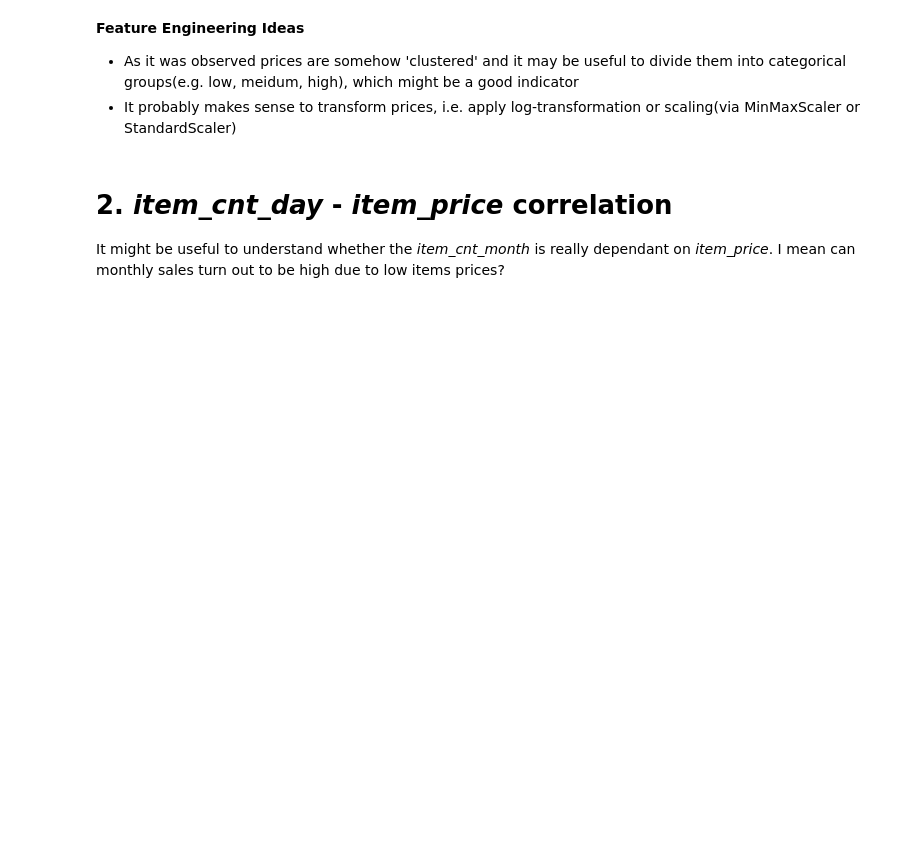
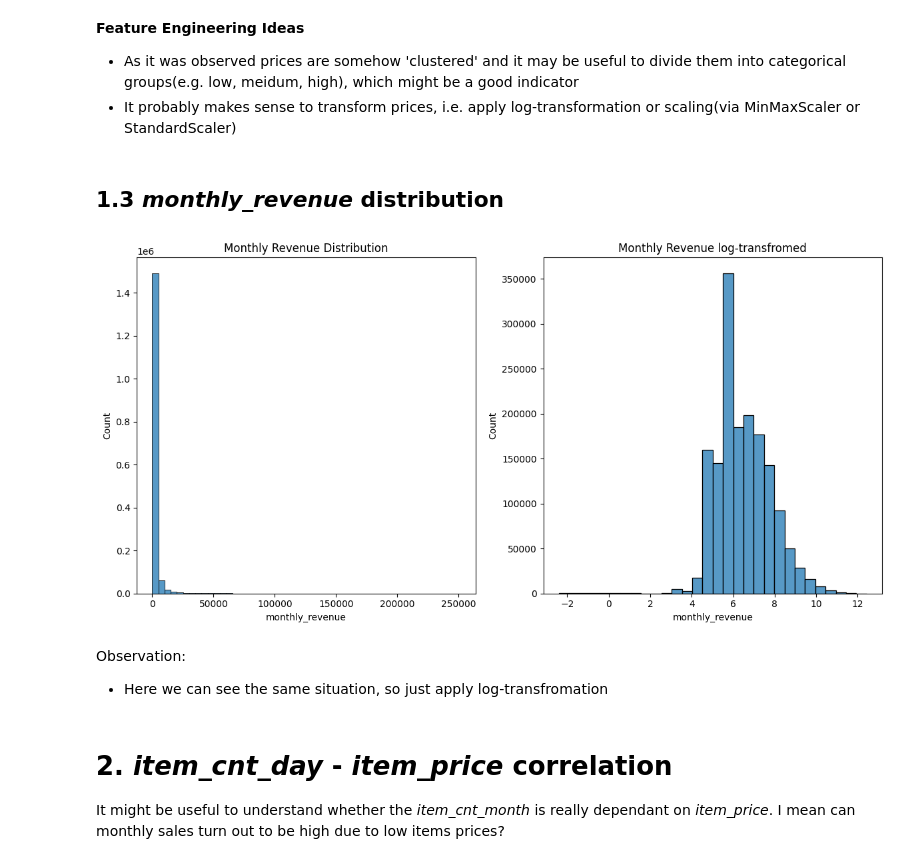
Before and after one commit to Dybal-Ilia/Innowise-Dybal, a Jupyter notebook: notebooks/EDA.ipynb, the cells around one changed output. Drawn from its saved outputs; the diff is of its cells as text; code cells hidden in the pictures; blank space fills up the shorter version.

Commit message:
DS/1.2 feat: added monthly_revenue histplot

```diff
--- a/notebooks/EDA.ipynb
+++ b/notebooks/EDA.ipynb
@@ -124,6 +124,25 @@ General conclusion: seems like items tend to be grouped by prices and items with
 **Feature Engineering Ideas**
 - As it was observed prices are somehow 'clustered' and it may be useful to divide them into categorical groups(e.g. low, meidum, high), which might be a good indicator
 - It probably makes sense to transform prices, i.e. apply log-transformation or scaling(via MinMaxScaler or StandardScaler)
+# %% [markdown]
+## 1.3 *monthly_revenue* distribution
+# %%
+fig, axes = plt.subplots(1, 2, figsize=(12,6))
+
+sns.histplot(monthly_sales['monthly_revenue'], bins=50, ax=axes[0])
+axes[0].set_title('Monthly Revenue Distribution')
+
+
+sns.histplot(np.log(monthly_sales['monthly_revenue']), bins=30, ax=axes[1])
+axes[1].set_title('Monthly Revenue log-transfromed')
+
+plt.tight_layout()
+plt.show()
+# %% [output]
+[figure, added]
+# %% [markdown]
+Observation:
+- Here we can see the same situation, so just apply log-transfromation
 # %% [markdown]
 # 2. *item_cnt_day* - *item_price* correlation
 It might be useful to understand whether the *item_cnt_month* is really dependant on *item_price*. I mean can monthly sales turn out to be high due to low items prices?
```
